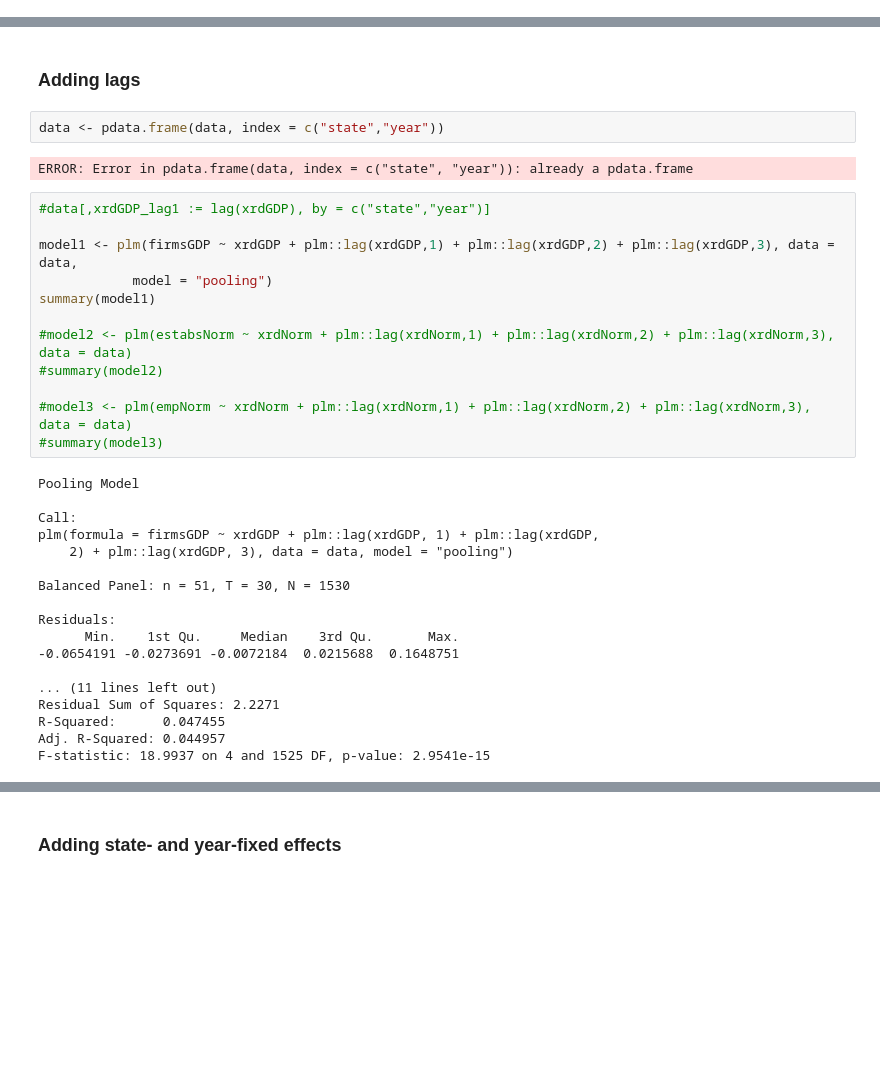
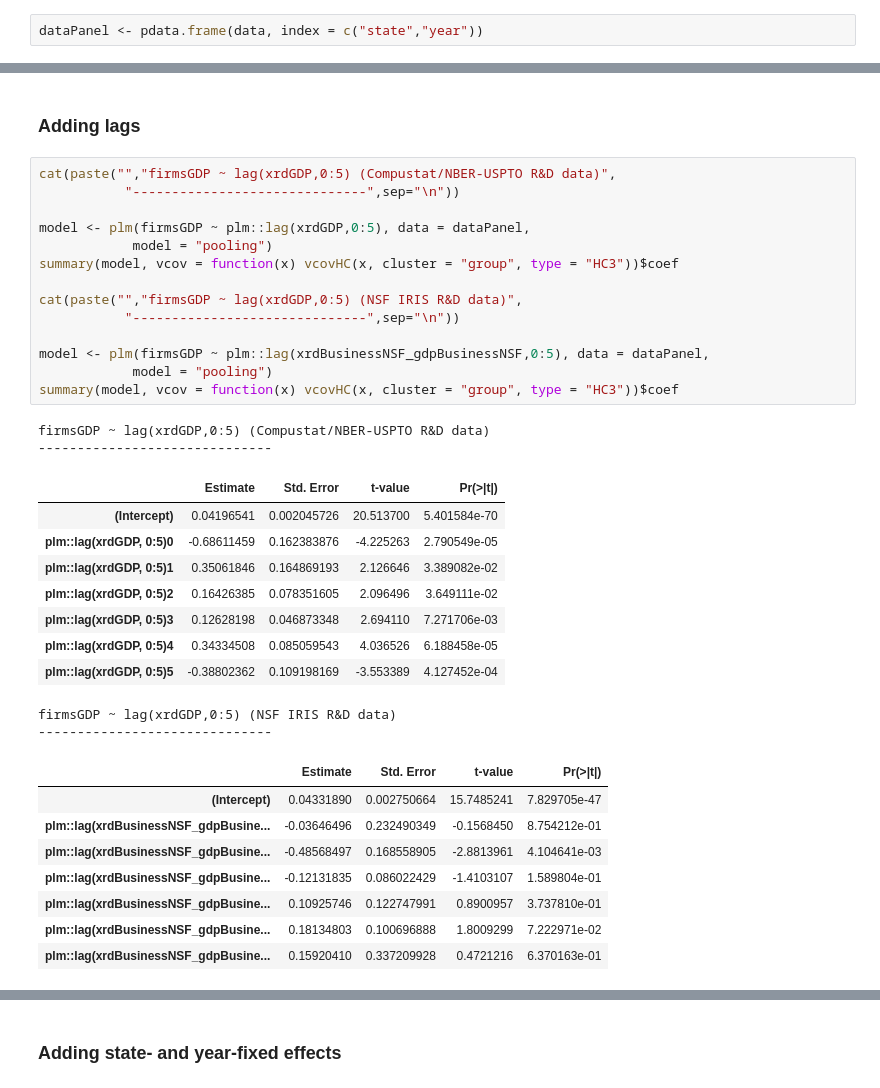
Before and after one commit to nfernandez-arias/Endogenous-growth-with-spinouts, a Jupyter notebook: data/work/jupyter notebooks/State-year regressions.ipynb, the cells around one changed output, grey strips where cells are left out. Cells and saved outputs as stored; diff of their text form; blank space fills up the shorter version.

```diff
--- a/data/work/jupyter notebooks/State-year regressions.ipynb
+++ b/data/work/jupyter notebooks/State-year regressions.ipynb
@@ -75 +212,3 @@ Warning message:
+# %%
+dataPanel <- pdata.frame(data, index = c("state","year"))
 # %% [markdown]
@@ -122,36 +293,37 @@ F-statistic: 32.29 on 1 and 1681 DF,  p-value: 1.563e-08
 # %% [markdown]
 ### Adding lags
-# %%
-data <- pdata.frame(data, index = c("state","year"))
-# %% [output]
-ERROR: Error in pdata.frame(data, index = c("state", "year")): already a pdata.frame
-# %%
-#data[,xrdGDP_lag1 := lag(xrdGDP), by = c("state","year")]
-
-model1 <- plm(firmsGDP ~ xrdGDP + plm::lag(xrdGDP,1) + plm::lag(xrdGDP,2) + plm::lag(xrdGDP,3), data = data,
-            model = "pooling")
-summary(model1)
-
-#model2 <- plm(estabsNorm ~ xrdNorm + plm::lag(xrdNorm,1) + plm::lag(xrdNorm,2) + plm::lag(xrdNorm,3), data = data)
-#summary(model2)
-
-#model3 <- plm(empNorm ~ xrdNorm + plm::lag(xrdNorm,1) + plm::lag(xrdNorm,2) + plm::lag(xrdNorm,3), data = data)
-#summary(model3)
-# %% [output]
-Pooling Model
-
-Call:
-plm(formula = firmsGDP ~ xrdGDP + plm::lag(xrdGDP, 1) + plm::lag(xrdGDP,
-    2) + plm::lag(xrdGDP, 3), data = data, model = "pooling")
-
-Balanced Panel: n = 51, T = 30, N = 1530
-
-Residuals:
-      Min.    1st Qu.     Median    3rd Qu.       Max.
--0.0654191 -0.0273691 -0.0072184  0.0215688  0.1648751
-
-... (11 lines left out)
-Residual Sum of Squares: 2.2271
-R-Squared:      0.047455
-Adj. R-Squared: 0.044957
-F-statistic: 18.9937 on 4 and 1525 DF, p-value: 2.9541e-15
+# %%
+cat(paste("","firmsGDP ~ lag(xrdGDP,0:5) (Compustat/NBER-USPTO R&D data)",
+           "------------------------------",sep="\n"))
+
+model <- plm(firmsGDP ~ plm::lag(xrdGDP,0:5), data = dataPanel,
+            model = "pooling")
+summary(model, vcov = function(x) vcovHC(x, cluster = "group", type = "HC3"))$coef
+
+cat(paste("","firmsGDP ~ lag(xrdGDP,0:5) (NSF IRIS R&D data)",
+           "------------------------------",sep="\n"))
+
+model <- plm(firmsGDP ~ plm::lag(xrdBusinessNSF_gdpBusinessNSF,0:5), data = dataPanel,
+            model = "pooling")
+summary(model, vcov = function(x) vcovHC(x, cluster = "group", type = "HC3"))$coef
+# %% [output]
+firmsGDP ~ lag(xrdGDP,0:5) (Compustat/NBER-USPTO R&D data)
+------------------------------
+|  | Estimate | Std. Error | t-value | Pr(>|t|) |
+| (Intercept) | 0.04196541 | 0.002045726 | 20.513700 | 5.401584e-70 |
+| plm::lag(xrdGDP, 0:5)0 | -0.68611459 | 0.162383876 | -4.225263 | 2.790549e-05 |
+| plm::lag(xrdGDP, 0:5)1 | 0.35061846 | 0.164869193 | 2.126646 | 3.389082e-02 |
+| plm::lag(xrdGDP, 0:5)2 | 0.16426385 | 0.078351605 | 2.096496 | 3.649111e-02 |
+| plm::lag(xrdGDP, 0:5)3 | 0.12628198 | 0.046873348 | 2.694110 | 7.271706e-03 |
+| plm::lag(xrdGDP, 0:5)4 | 0.34334508 | 0.085059543 | 4.036526 | 6.188458e-05 |
+| plm::lag(xrdGDP, 0:5)5 | -0.38802362 | 0.109198169 | -3.553389 | 4.127452e-04 |
+firmsGDP ~ lag(xrdGDP,0:5) (NSF IRIS R&D data)
+------------------------------
+|  | Estimate | Std. Error | t-value | Pr(>|t|) |
+| (Intercept) | 0.04331890 | 0.002750664 | 15.7485241 | 7.829705e-47 |
+| plm::lag(xrdBusinessNSF_gdpBusine... | -0.03646496 | 0.232490349 | -0.1568450 | 8.754212e-01 |
+| plm::lag(xrdBusinessNSF_gdpBusine... | -0.48568497 | 0.168558905 | -2.8813961 | 4.104641e-03 |
+| plm::lag(xrdBusinessNSF_gdpBusine... | -0.12131835 | 0.086022429 | -1.4103107 | 1.589804e-01 |
+| plm::lag(xrdBusinessNSF_gdpBusine... | 0.10925746 | 0.122747991 | 0.8900957 | 3.737810e-01 |
+| plm::lag(xrdBusinessNSF_gdpBusine... | 0.18134803 | 0.100696888 | 1.8009299 | 7.222971e-02 |
+| plm::lag(xrdBusinessNSF_gdpBusine... | 0.15920410 | 0.337209928 | 0.4721216 | 6.370163e-01 |
```
Also changed, not shown: parts of 29 cells of this notebook, 11 other files.
